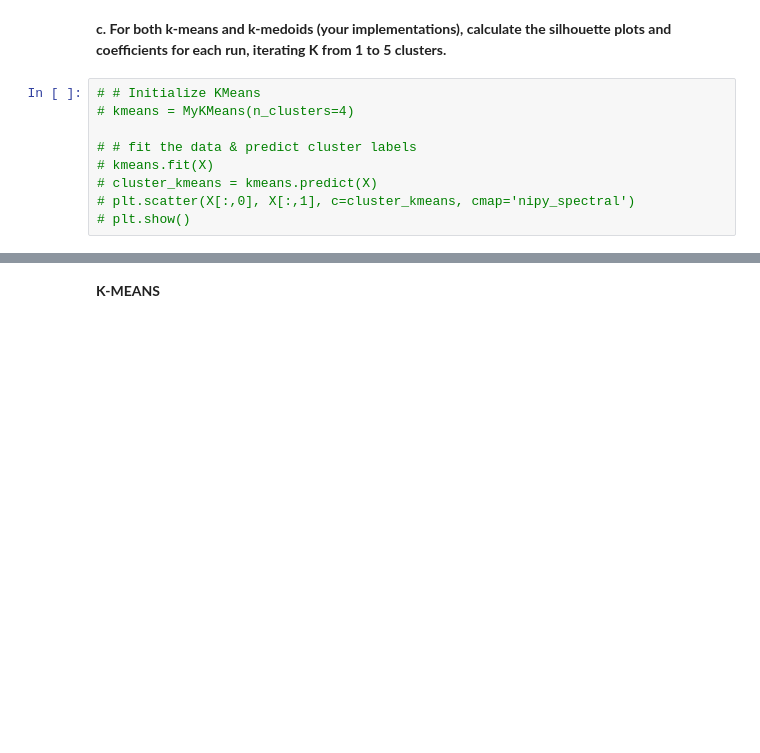
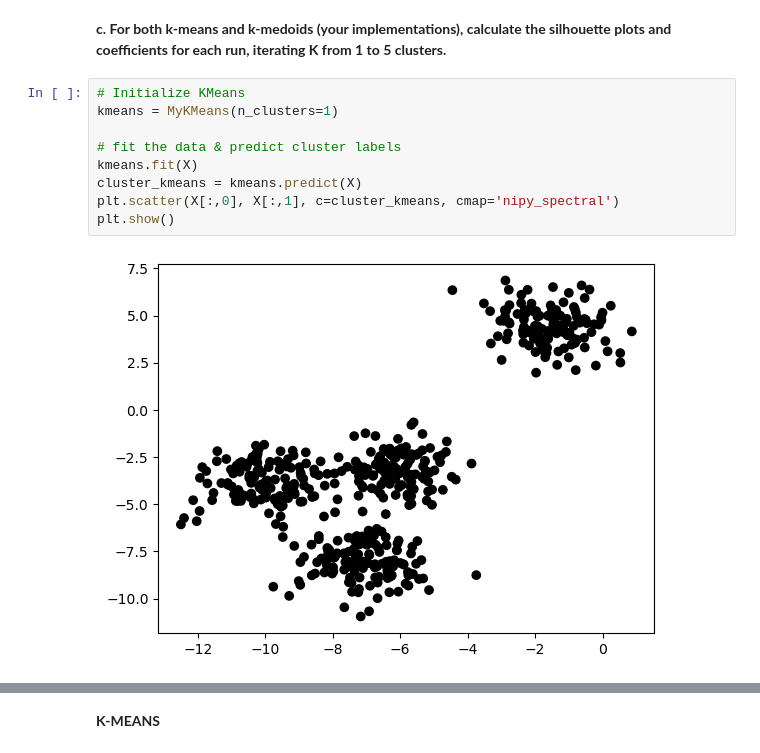
Before and after one commit to lina-martinez/Lab-ll--Clustering-ML, a Jupyter notebook: Point 5/Point 5.ipynb, the cells around one changed output, grey strips where cells are left out. Saved outputs shown, nothing was run; the diff lists cells and outputs as text; blank space fills up the shorter version.

```diff
--- a/Point 5/Point 5.ipynb
+++ b/Point 5/Point 5.ipynb
@@ -42,14 +42,16 @@ Based on the scatter plot, there are four clusters, and they are somewhat far ap
 # %% [markdown]
 **c. For both k-means and k-medoids (your implementations), calculate the silhouette plots and coefficients for each run, iterating K from 1 to 5 clusters.**
 # %%
-# # Initialize KMeans
-# kmeans = MyKMeans(n_clusters=4)
+# Initialize KMeans
+kmeans = MyKMeans(n_clusters=1)
 
-# # fit the data & predict cluster labels
-# kmeans.fit(X)
-# cluster_kmeans = kmeans.predict(X)
-# plt.scatter(X[:,0], X[:,1], c=cluster_kmeans, cmap='nipy_spectral')
-# plt.show()
+# fit the data & predict cluster labels
+kmeans.fit(X)
+cluster_kmeans = kmeans.predict(X)
+plt.scatter(X[:,0], X[:,1], c=cluster_kmeans, cmap='nipy_spectral')
+plt.show()
+# %% [output]
+[figure, added]
 # %%
 # Initialize KMeans
 kmedoids = KMedoids(n_clusters=4)
```
Also changed, not shown: parts of 3 cells of this notebook.
